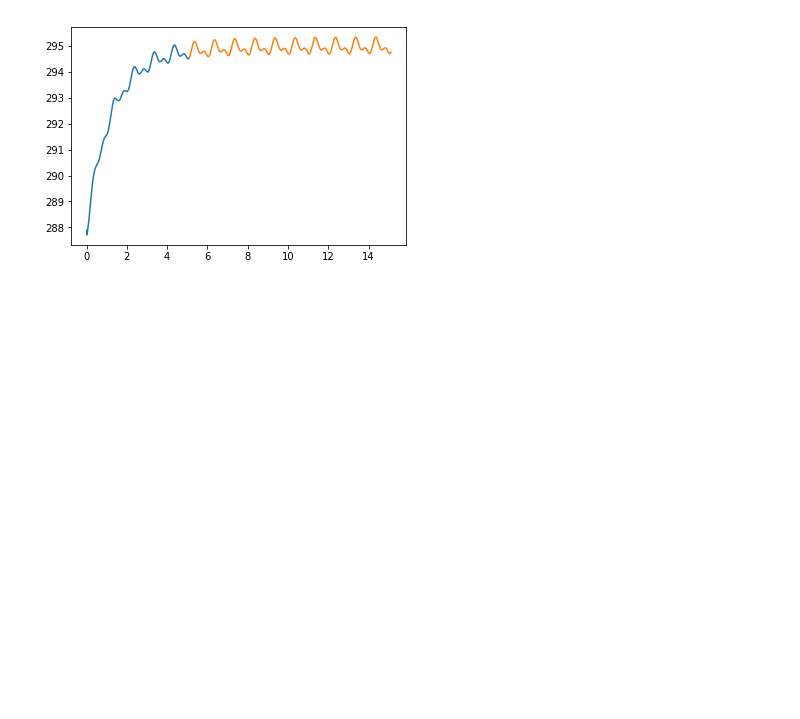
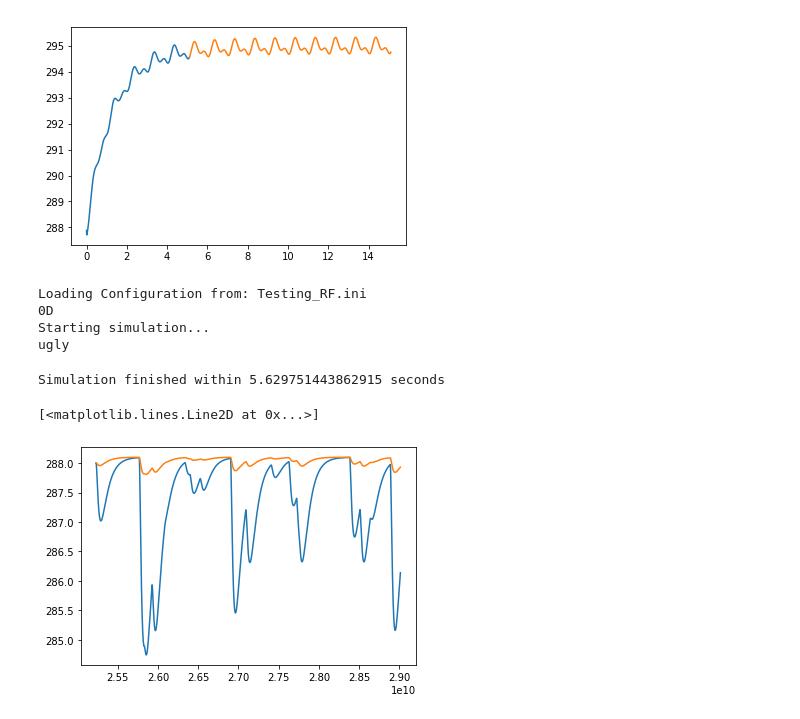
Before and after one commit to BenniSchmiedel/Low-dimensional-EBMs, a Jupyter notebook: Development_tests.ipynb, the cells around one changed output. Drawn from its saved outputs; the diff is of its cells as text; code cells hidden in the pictures; blank space fills up the shorter version.

```diff
--- a/Development_tests.ipynb
+++ b/Development_tests.ipynb
@@ -50,3 +50,24 @@ plt.plot(out[0]/(60*60*24*365),out[1][:,9])#[:,0])
 # %% [output]
 [<matplotlib.lines.Line2D at 0x...>]
 [figure]
+# %%
+#configCTRL=importer('Testing_AOD.ini')
+#variable_importer(configCTRL,False)
+#CTRL=np.array(controlrun(configCTRL))
+configCTRL1=importer('Testing_RF.ini')
+variable_importer(configCTRL1,False)
+CTRL=rk4alg(model_equation,configCTRL1['eqparam'],configCTRL1['funccomp'])
+#print(Vars.AOD)
+# %% [output]
+Loading Configuration from: Testing_RF.ini
+0D
+Starting simulation...
+ugly
+Simulation finished within 5.629751443862915 seconds
+# %%
+plt.plot(CTRL[0],CTRL[2])
+plt.plot(CTRL1[0],CTRL1[2])
+#plt.plot(CTRL1[0],CTRL1[2])
+# %% [output]
+[<matplotlib.lines.Line2D at 0x...>]
+[figure, added]
```
Also changed, not shown: parts of 1 cell of this notebook, 7 other files.
